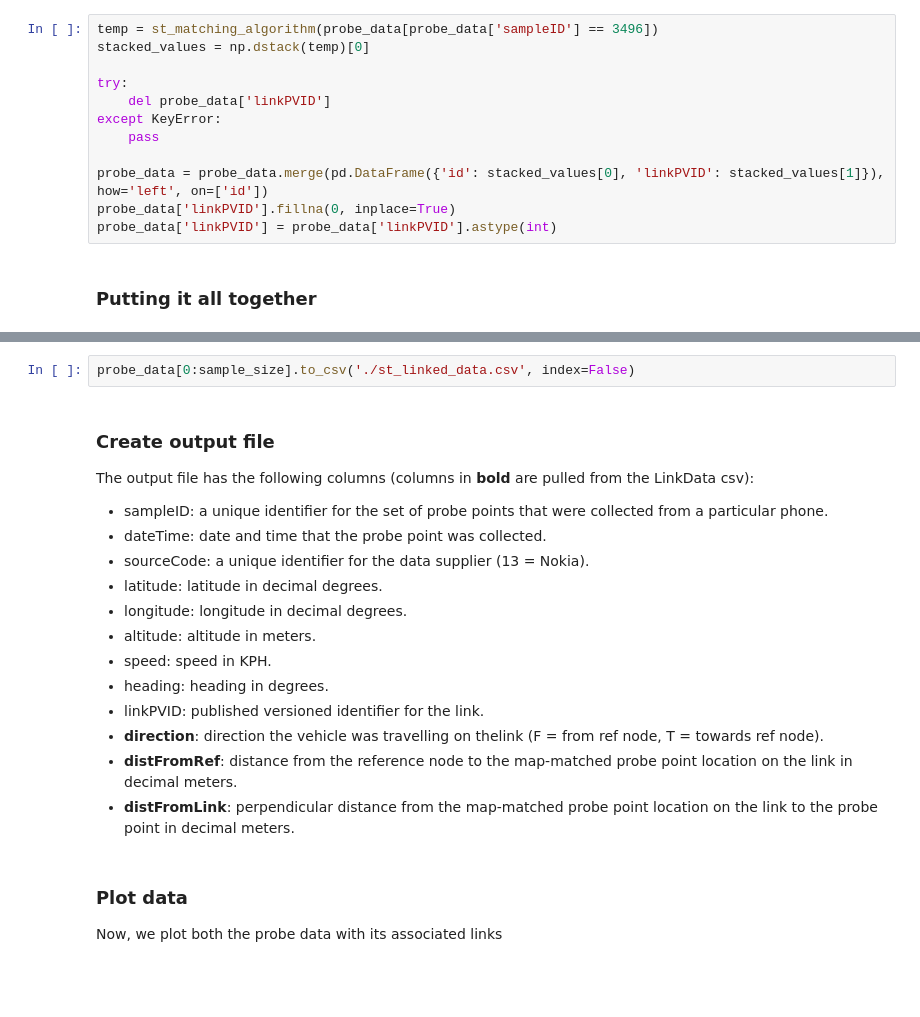
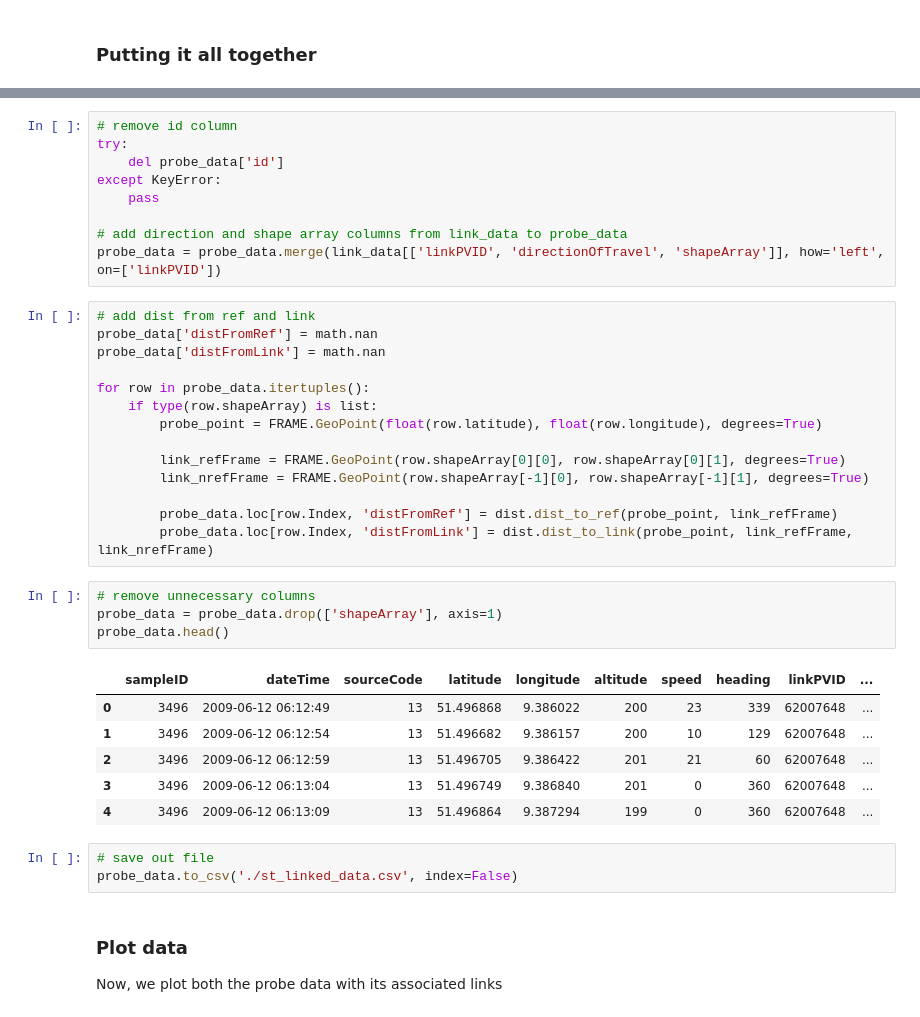
Before and after one commit to M20190649/eecs495-map-matching, a Jupyter notebook: st_map_matching.ipynb, the cells around one changed output, grey strips where cells are left out. Saved outputs shown, nothing was run; the diff lists cells and outputs as text; blank space fills up the shorter version.

Commit message:
added file saving and finish executable for st matching

```diff
--- a/st_map_matching.ipynb
+++ b/st_map_matching.ipynb
@@ -446,18 +450,6 @@ def find_matched_sequence(candidates):
     r_list.append(c)
 
     return r_list[::-1]
-# %%
-temp = st_matching_algorithm(probe_data[probe_data['sampleID'] == 3496])
-stacked_values = np.dstack(temp)[0]
-
-try:
-    del probe_data['linkPVID']
-except KeyError:
-    pass
-
-probe_data = probe_data.merge(pd.DataFrame({'id': stacked_values[0], 'linkPVID': stacked_values[1]}), how='left', on=['id'])
-probe_data['linkPVID'].fillna(0, inplace=True)
-probe_data['linkPVID'] = probe_data['linkPVID'].astype(int)
 # %% [markdown]
 ### Putting it all together
 # %%
@@ -516,20 +527,40 @@ print(str((t1 - t0) / 60) + ' minutes for ' + str(sample_size) + ' sampleIDs wit
+# %%
+# remove id column
+try:
+    del probe_data['id']
+except KeyError:
+    pass
+
+# add direction and shape array columns from link_data to probe_data
+probe_data = probe_data.merge(link_data[['linkPVID', 'directionOfTravel', 'shapeArray']], how='left', on=['linkPVID'])
+# %%
+# add dist from ref and link
+probe_data['distFromRef'] = math.nan
+probe_data['distFromLink'] = math.nan
+
+for row in probe_data.itertuples():
+    if type(row.shapeArray) is list:
+        probe_point = FRAME.GeoPoint(float(row.latitude), float(row.longitude), degrees=True)
+
+        link_refFrame = FRAME.GeoPoint(row.shapeArray[0][0], row.shapeArray[0][1], degrees=True)
+        link_nrefFrame = FRAME.GeoPoint(row.shapeArray[-1][0], row.shapeArray[-1][1], degrees=True)
+
+        probe_data.loc[row.Index, 'distFromRef'] = dist.dist_to_ref(probe_point, link_refFrame)
+        probe_data.loc[row.Index, 'distFromLink'] = dist.dist_to_link(probe_point, link_refFrame, link_nrefFrame)
+# %%
+# remove unnecessary columns
+probe_data = probe_data.drop(['shapeArray'], axis=1)
+probe_data.head()
+# %% [output]
+|  | sampleID | dateTime | sourceCode | latitude | longitude | altitude | speed | heading | linkPVID | ... |
+| 0 | 3496 | 2009-06-12 06:12:49 | 13 | 51.496868 | 9.386022 | 200 | 23 | 339 | 62007648 | ... |
+| 1 | 3496 | 2009-06-12 06:12:54 | 13 | 51.496682 | 9.386157 | 200 | 10 | 129 | 62007648 | ... |
+| 2 | 3496 | 2009-06-12 06:12:59 | 13 | 51.496705 | 9.386422 | 201 | 21 | 60 | 62007648 | ... |
+| 3 | 3496 | 2009-06-12 06:13:04 | 13 | 51.496749 | 9.386840 | 201 | 0 | 360 | 62007648 | ... |
+| 4 | 3496 | 2009-06-12 06:13:09 | 13 | 51.496864 | 9.387294 | 199 | 0 | 360 | 62007648 | ... |
 # %%
-probe_data[0:sample_size].to_csv('./st_linked_data.csv', index=False)
+# save out file
+probe_data.to_csv('./st_linked_data.csv', index=False)
-# %% [markdown]
-### Create output file
-The output file has the following columns (columns in **bold** are pulled from the LinkData csv):
-- sampleID: a unique identifier for the set of probe points that were collected from a particular phone.
-- dateTime: date and time that the probe point was collected.
-- sourceCode: a unique identifier for the data supplier (13 = Nokia).
-- latitude: latitude in decimal degrees.
-- longitude: longitude in decimal degrees.
-- altitude: altitude in meters.
-- speed: speed in KPH.
-- heading: heading in degrees.
-- linkPVID: published versioned identifier for the link.
-- **direction**: direction the vehicle was travelling on thelink (F = from ref node, T = towards ref node).
-- **distFromRef**: distance from the reference node to the map-matched probe point location on the link in decimal meters.
-- **distFromLink**: perpendicular distance from the map-matched probe point location on the link to the probe point in decimal meters.
 # %% [markdown]
 ### Plot data
 Now, we plot both the probe data with its associated links
```
Also changed, not shown: parts of 4 cells of this notebook, 1 other file.
